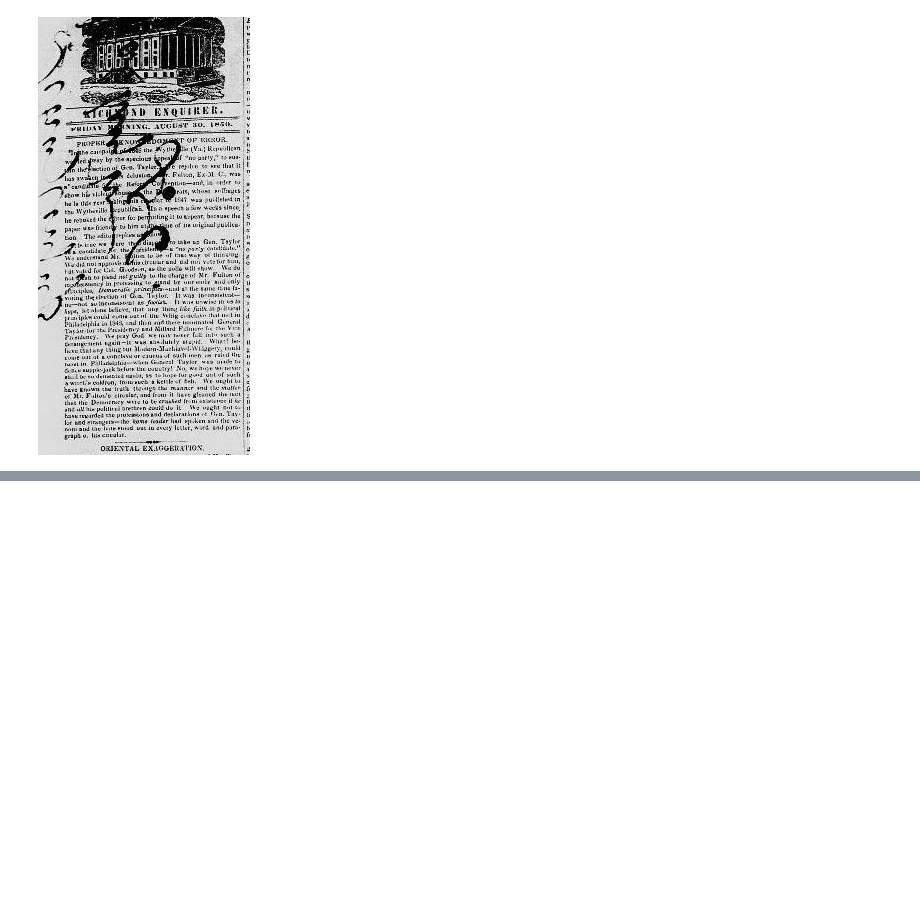
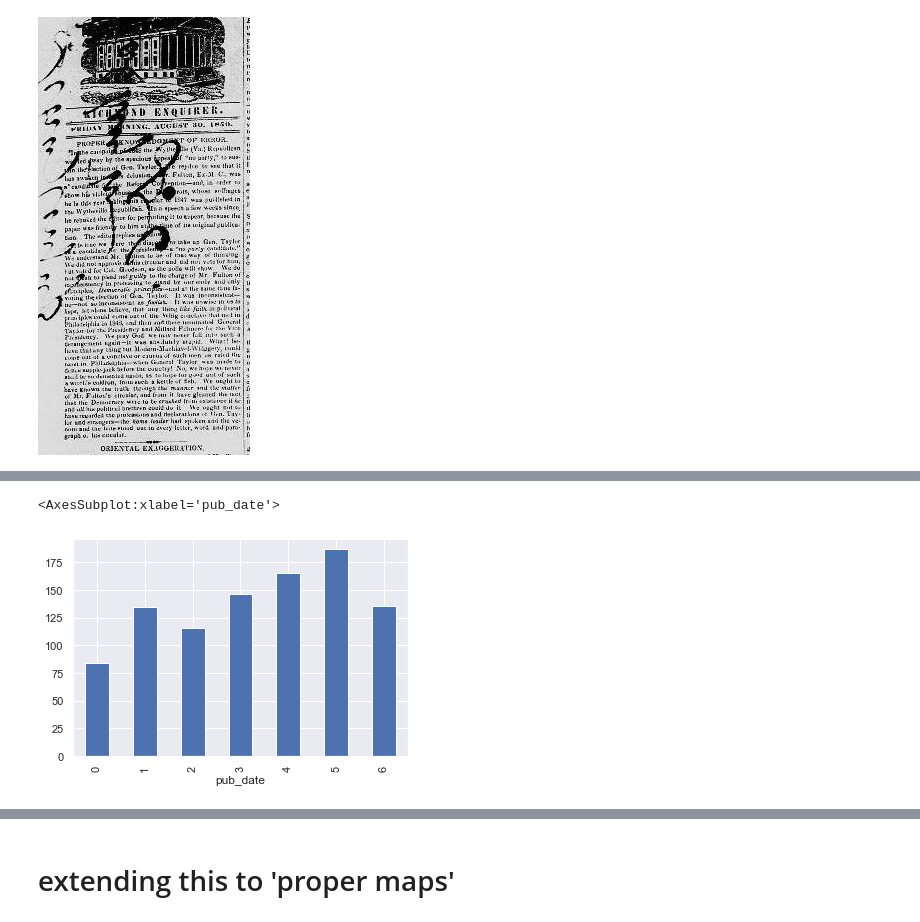
Before and after one commit to Living-with-machines/maps-at-scale-using-computer-vision-and-jupyter-notebooks, a Jupyter notebook: 01_finding_maps.ipynb, the cells around one changed output, grey strips where cells are left out. Drawn from its saved outputs; the diff is of its cells as text; code cells hidden in the pictures; blank space fills up the shorter version.

```diff
--- a/01_finding_maps.ipynb
+++ b/01_finding_maps.ipynb
@@ -290,0 +375,4 @@ no_map
+# %%
+df['label'] = preds
+# %%
+df[['map', 'no_map']] = pd.get_dummies(df['label'])
@@ -290,0 +416,4 @@ no_map
+# %%
+df['pub_date'] = pd.to_datetime(df['pub_date'])
+# %%
+df['year'] = df['pub_date'].dt.year
@@ -291,5 +428,12 @@ no_map
+# %%
+df.groupby(df.pub_date.dt.dayofweek).count()['map'].plot(kind='bar')
+# %% [output]
+<AxesSubplot:xlabel='pub_date'>
+[figure, added]
 # %%
 from IPython.display import HTML
 HTML('<iframe width="560" height="315" src="https://www.youtube.com/embed/9Q6sLbz37gk" frameborder="0" allowfullscreen></iframe>')
 # %% [output]
 [interactive output not drawn]
+# %% [markdown]
+# extending this to 'proper maps'
```
Also changed, not shown: parts of 50 cells of this notebook.
